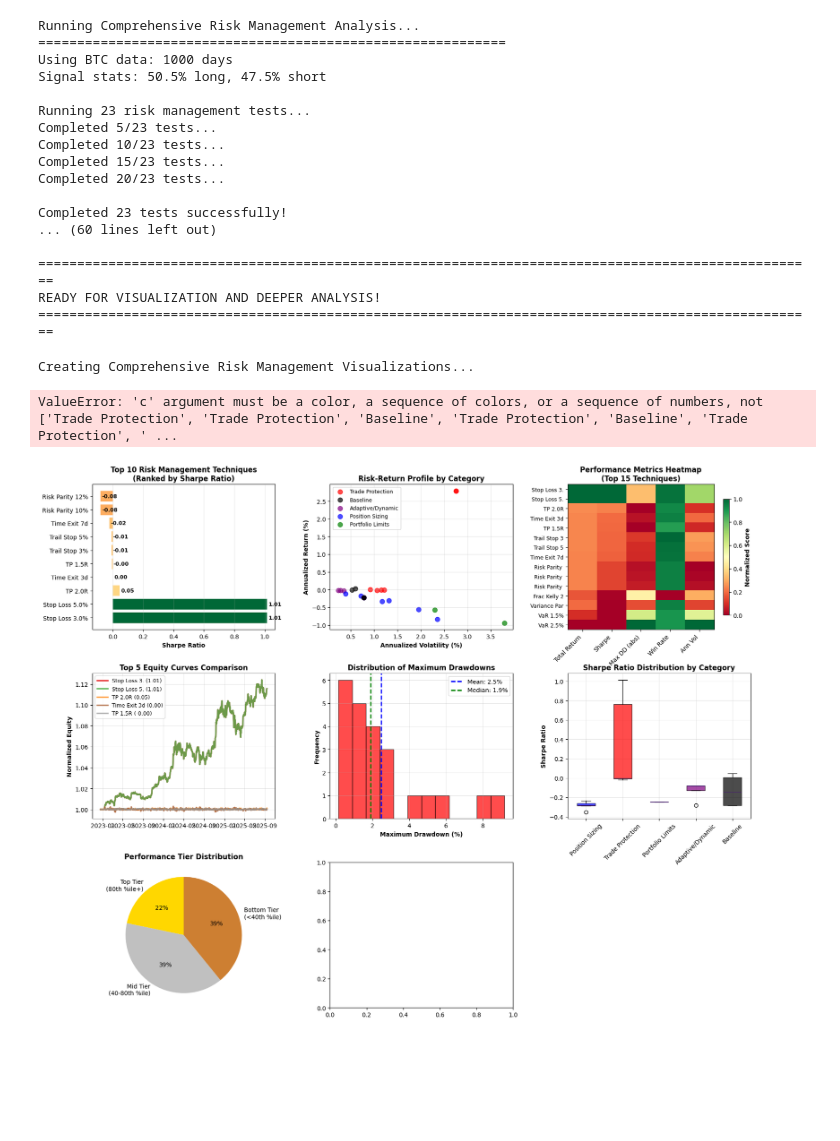
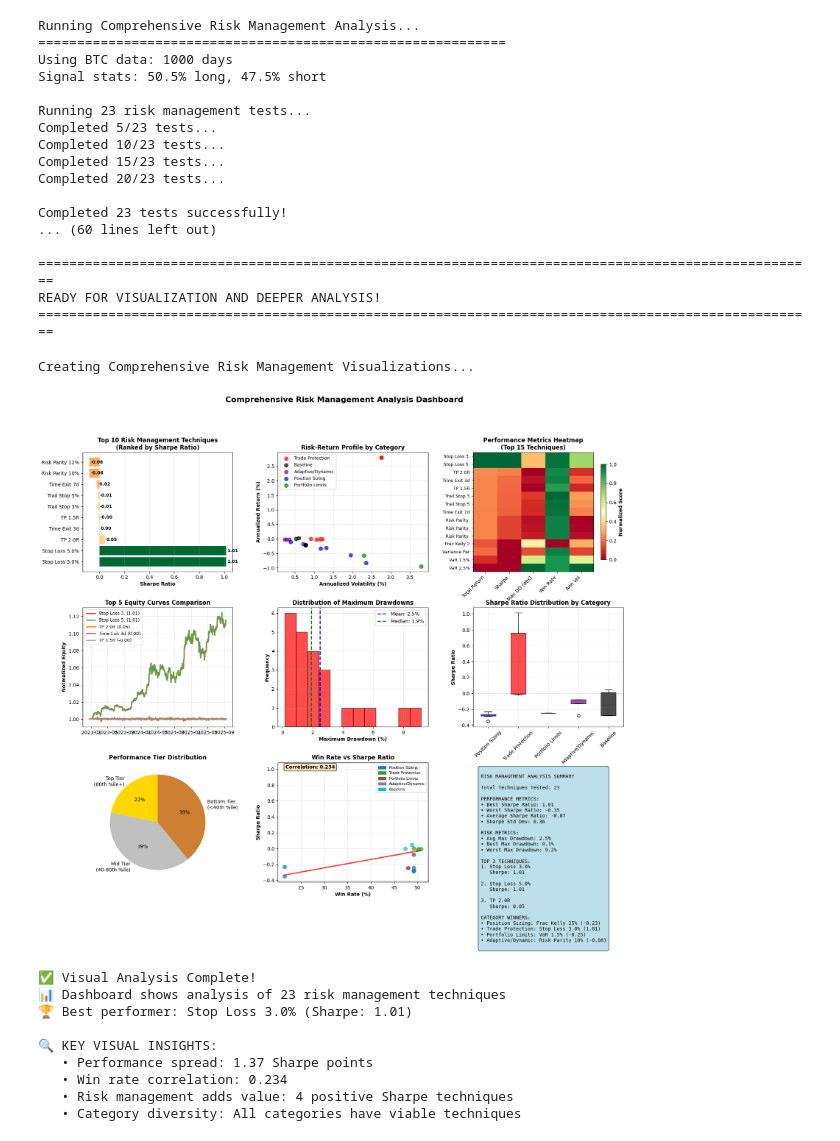
Before and after one commit to chavic/Research-Gate, a Jupyter notebook: research.ipynb, the cells around one changed output. Saved outputs shown, nothing was run; the diff lists cells and outputs as text; code cells hidden in the pictures; blank space fills up the shorter version.

Commit message:
results 4

```diff
--- a/research.ipynb
+++ b/research.ipynb
@@ -1381,8 +1381,12 @@ ax8 = fig.add_subplot(gs[2, 1])
 win_rates = [r['win_rate'] * 100 for r in all_results]
 sharpe_ratios = [r['sharpe'] for r in all_results]
 
+# Convert categories to numeric values for coloring
+category_names = list(category_colors.keys())
+category_numeric = [category_names.index(get_category(r['name'])) for r in all_results]
+
 scatter = ax8.scatter(win_rates, sharpe_ratios,
-                     c=[get_category(r['name']) for r in all_results],
+                     c=category_numeric,
                      cmap='tab10', s=60, alpha=0.7)
 
 # Add correlation line
@@ -1393,6 +1397,14 @@ ax8.plot(win_rates, p(win_rates), "r--", alpha=0.8, linewidth=2)
 correlation = np.corrcoef(win_rates, sharpe_ratios)[0, 1]
 ax8.text(0.05, 0.95, f'Correlation: {correlation:.3f}', transform=ax8.transAxes,
          bbox=dict(boxstyle="round", facecolor='wheat', alpha=0.8), fontweight='bold')
+
+# Add legend for categories
+import matplotlib.patches as mpatches
+legend_elements = []
+colors_tab10 = plt.cm.tab10(np.linspace(0, 1, len(category_names)))
+for i, cat_name in enumerate(category_names):
+    legend_elements.append(mpatches.Patch(color=colors_tab10[i], label=cat_name))
+ax8.legend(handles=legend_elements, loc='upper right', fontsize=8)
 
 ax8.set_xlabel('Win Rate (%)', fontweight='bold')
 ax8.set_ylabel('Sharpe Ratio', fontweight='bold')
@@ -1435,32 +1447,40 @@ CATEGORY WINNERS:
 
 # Add category winners
 for cat_name, keywords in categories.items():
     cat_results = [r for r in all_results if any(kw in r['name'] for kw in keywords)]
     if cat_results:
         best = max(cat_results, key=lambda x: x['sharpe'])
         summary_stats += f"• {cat_name}: {best['name'][:15]} ({best['sharpe']:.2f})\n"
 
 ax9.text(0.05, 0.95, summary_stats, transform=ax9.transAxes, fontsize=10,
          verticalalignment='top', fontfamily='monospace',
          bbox=dict(boxstyle="round,pad=0.5", facecolor='lightblue', alpha=0.8))
 
 plt.suptitle('Comprehensive Risk Management Analysis Dashboard',
              fontsize=16, fontweight='bold', y=0.98)
 
 plt.tight_layout()
 plt.show()
 
 print("✅ Visual Analysis Complete!")
 print(f"📊 Dashboard shows analysis of {len(all_results)} risk management techniques")
 print(f"🏆 Best performer: {all_results[0]['name']} (Sharpe: {all_results[0]['sharpe']:.2f})")
 
 # Additional insights from visual analysis
 print(f"\n🔍 KEY VISUAL INSIGHTS:")
 print(f"   • Performance spread: {max(sharpes) - min(sharpes):.2f} Sharpe points")
 print(f"   • Win rate correlation: {np.corrcoef(win_rates, sharpe_ratios)[0, 1]:.3f}")
 print(f"   • Risk management adds value: {len([s for s in sharpes if s > 0])} positive Sharpe techniques")
 print(f"   • Category diversity: All categories have viable techniques")
 # %% [output]
 Creating Comprehensive Risk Management Visualizations...
+[figure, new version]
-ValueError: 'c' argument must be a color, a sequence of colors, or a sequence of numbers, not ['Trade Protection', 'Trade Protection', 'Baseline', 'Trade Protection', 'Baseline', 'Trade Protection', ' ...
+✅ Visual Analysis Complete!
+📊 Dashboard shows analysis of 23 risk management techniques
+🏆 Best performer: Stop Loss 3.0% (Sharpe: 1.01)
+
+🔍 KEY VISUAL INSIGHTS:
+   • Performance spread: 1.37 Sharpe points
+   • Win rate correlation: 0.234
+   • Risk management adds value: 4 positive Sharpe techniques
+   • Category diversity: All categories have viable techniques
-[figure, old version]
```
Also changed, not shown: parts of 2 cells of this notebook.
